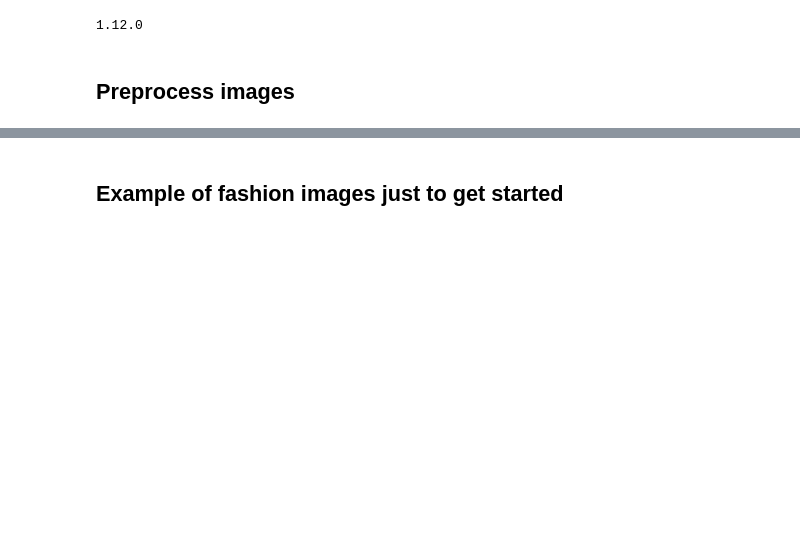
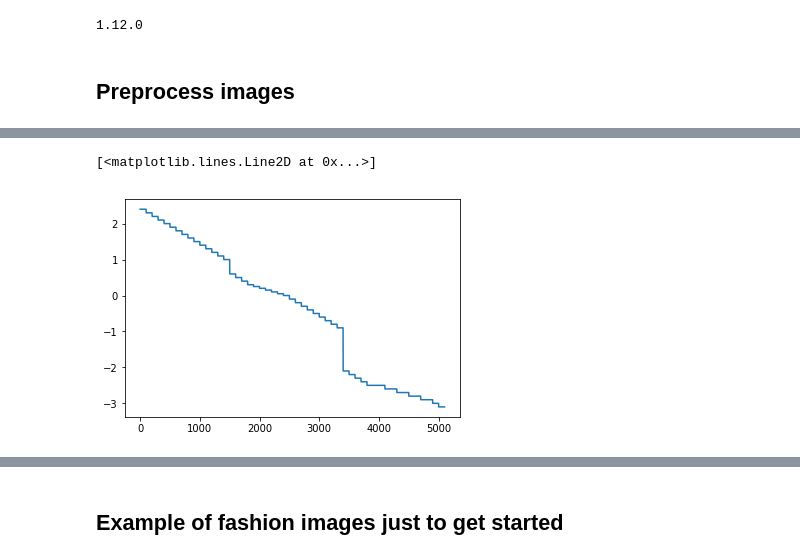
Before and after one commit to lmn93beo/brain-registration, a Jupyter notebook: tflow_example.ipynb, the cells around one changed output, grey strips where cells are left out. Saved outputs shown, nothing was run; the diff lists cells and outputs as text; code cells hidden in the pictures; blank space fills up the shorter version.

```diff
--- a/tflow_example.ipynb
+++ b/tflow_example.ipynb
@@ -105,3 +136,8 @@ test_coords = shuffled_coords[ntrain+nval:]
+# %%
+plt.plot(zcoords)
+# %% [output]
+[<matplotlib.lines.Line2D at 0x...>]
+[figure, added]
 # %%
 model = keras.Sequential()
 model.add(keras.layers.Conv2D(32, kernel_size=(5,5), strides=(1,1),
```
Also changed, not shown: parts of 19 cells of this notebook.
